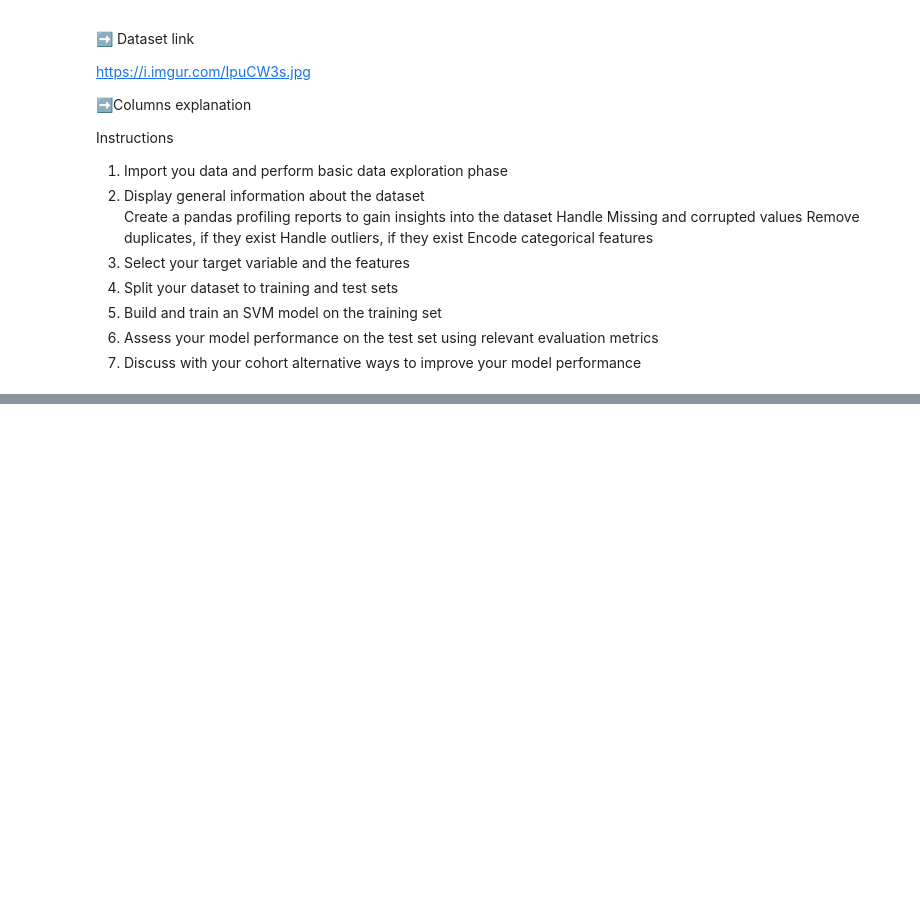
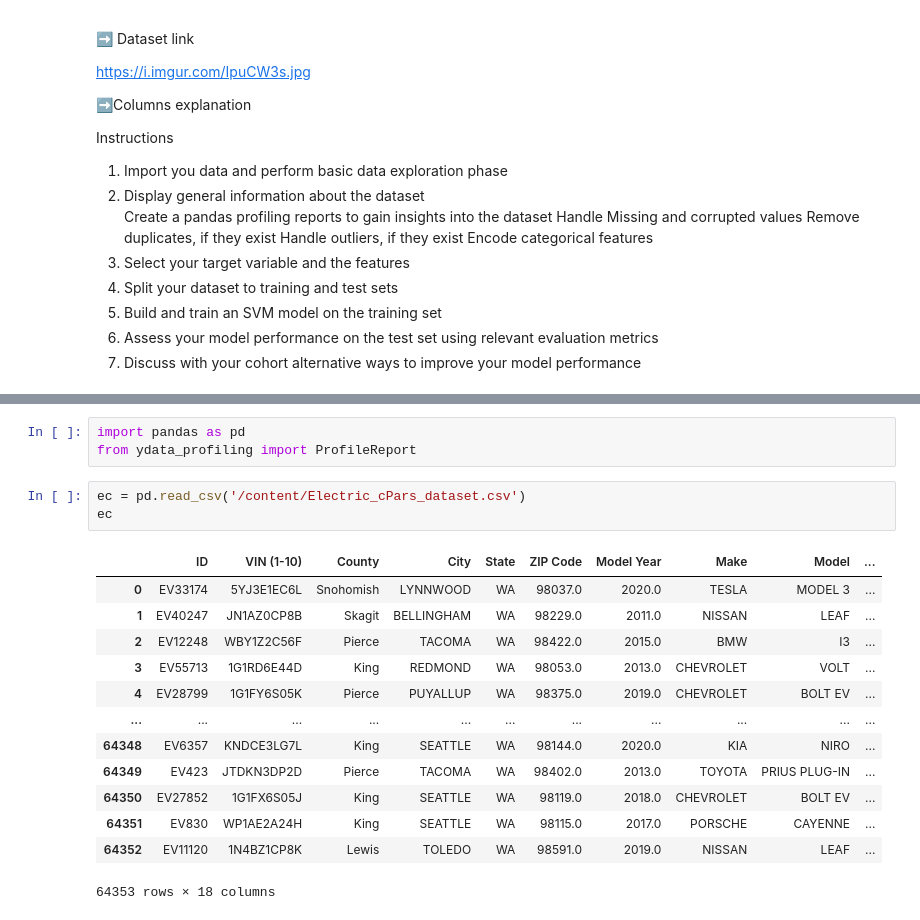
Before and after one commit to patech123/gomycode-data-science, a Jupyter notebook: Support_vector_machines_checkpoint_.ipynb, the cells around one changed output, grey strips where cells are left out. Saved outputs shown, nothing was run; the diff lists cells and outputs as text; blank space fills up the shorter version.

```diff
--- a/Support_vector_machines_checkpoint_.ipynb
+++ b/Support_vector_machines_checkpoint_.ipynb
@@ -32,0 +53,20 @@ Encode categorical features
+# %%
+import pandas as pd
+from ydata_profiling import ProfileReport
+# %%
+ec = pd.read_csv('/content/Electric_cPars_dataset.csv')
+ec
+# %% [output]
+|  | ID | VIN (1-10) | County | City | State | ZIP Code | Model Year | Make | Model | ... |
+| 0 | EV33174 | 5YJ3E1EC6L | Snohomish | LYNNWOOD | WA | 98037.0 | 2020.0 | TESLA | MODEL 3 | ... |
+| 1 | EV40247 | JN1AZ0CP8B | Skagit | BELLINGHAM | WA | 98229.0 | 2011.0 | NISSAN | LEAF | ... |
+| 2 | EV12248 | WBY1Z2C56F | Pierce | TACOMA | WA | 98422.0 | 2015.0 | BMW | I3 | ... |
+| 3 | EV55713 | 1G1RD6E44D | King | REDMOND | WA | 98053.0 | 2013.0 | CHEVROLET | VOLT | ... |
+| 4 | EV28799 | 1G1FY6S05K | Pierce | PUYALLUP | WA | 98375.0 | 2019.0 | CHEVROLET | BOLT EV | ... |
+| ... | ... | ... | ... | ... | ... | ... | ... | ... | ... | ... |
+| 64348 | EV6357 | KNDCE3LG7L | King | SEATTLE | WA | 98144.0 | 2020.0 | KIA | NIRO | ... |
+| 64349 | EV423 | JTDKN3DP2D | Pierce | TACOMA | WA | 98402.0 | 2013.0 | TOYOTA | PRIUS PLUG-IN | ... |
+| 64350 | EV27852 | 1G1FX6S05J | King | SEATTLE | WA | 98119.0 | 2018.0 | CHEVROLET | BOLT EV | ... |
+| 64351 | EV830 | WP1AE2A24H | King | SEATTLE | WA | 98115.0 | 2017.0 | PORSCHE | CAYENNE | ... |
+| 64352 | EV11120 | 1N4BZ1CP8K | Lewis | TOLEDO | WA | 98591.0 | 2019.0 | NISSAN | LEAF | ... |
+64353 rows × 18 columns
```
Also changed, not shown: parts of 9 cells of this notebook.
